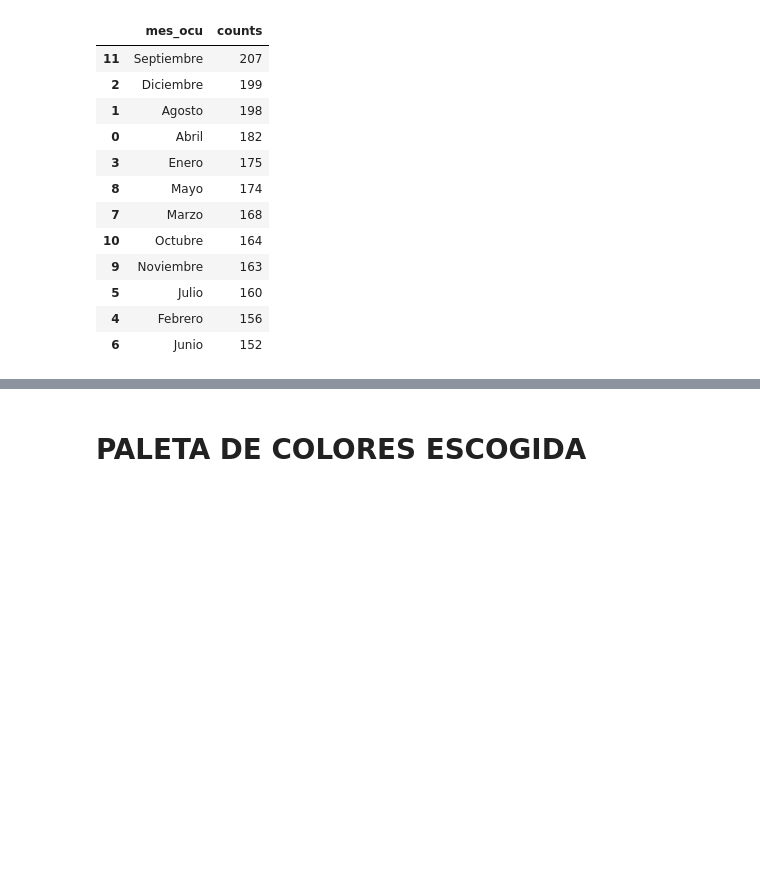
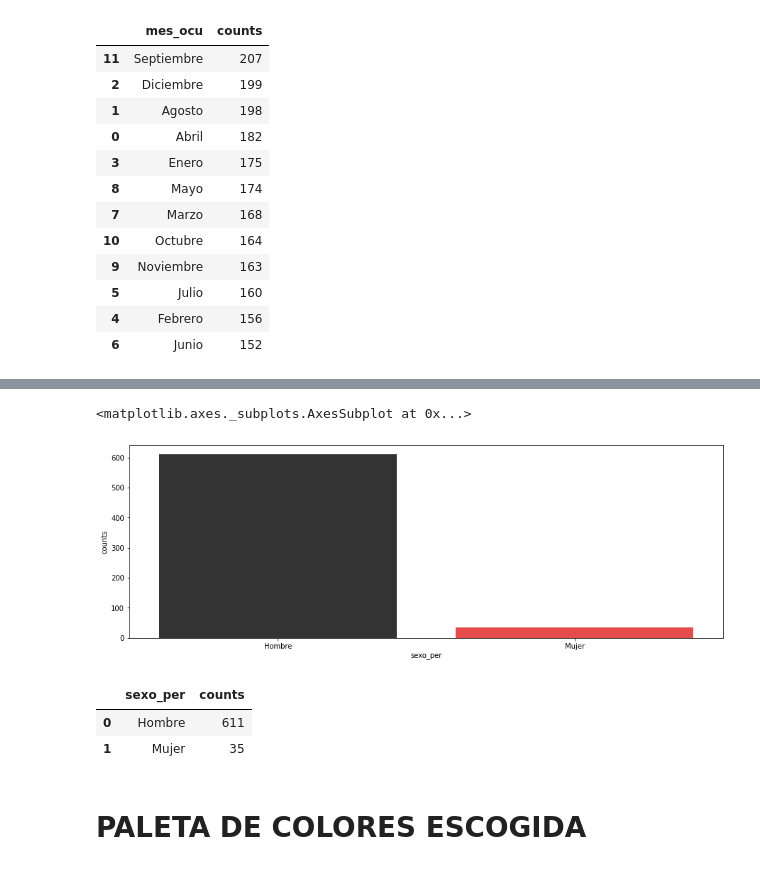
Before and after one commit to gusta257/HDT8_DS, a Jupyter notebook: HDT8.ipynb, the cells around one changed output, grey strips where cells are left out. Saved outputs shown, nothing was run; the diff lists cells and outputs as text; code cells hidden in the pictures; blank space fills up the shorter version.

```diff
--- a/HDT8.ipynb
+++ b/HDT8.ipynb
@@ -219,3 +257,17 @@ sns.barplot(s.día_sem_ocu, s.counts, alpha=0.8, ax=ax,palette=("black","red","b
+# %%
+s = dataAcc_Total.groupby('sexo_per').size().reset_index(name='counts').sort_values(ascending=False, by=['counts'])
+fig_dims = (15, 5)
+fig, ax = plt.subplots(figsize=fig_dims)
+sns.barplot(s.sexo_per, s.counts, alpha=0.8, ax=ax,palette=("black","red"))
+# %% [output]
+<matplotlib.axes._subplots.AxesSubplot at 0x...>
+[figure, added]
+# %%
+dataAcc_Total.groupby('sexo_per').size().reset_index(name='counts').sort_values(by=['counts'], ascending=False)
+# %% [output]
+|  | sexo_per | counts |
+| 0 | Hombre | 611 |
+| 1 | Mujer | 35 |
 # %% [markdown]
 # PALETA DE COLORES ESCOGIDA
 # %% [markdown]
```
Also changed, not shown: parts of 5 cells of this notebook.
